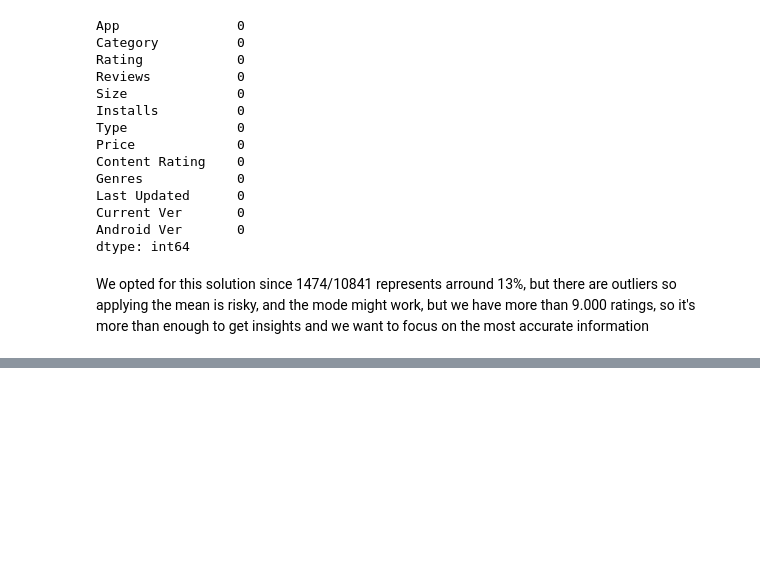
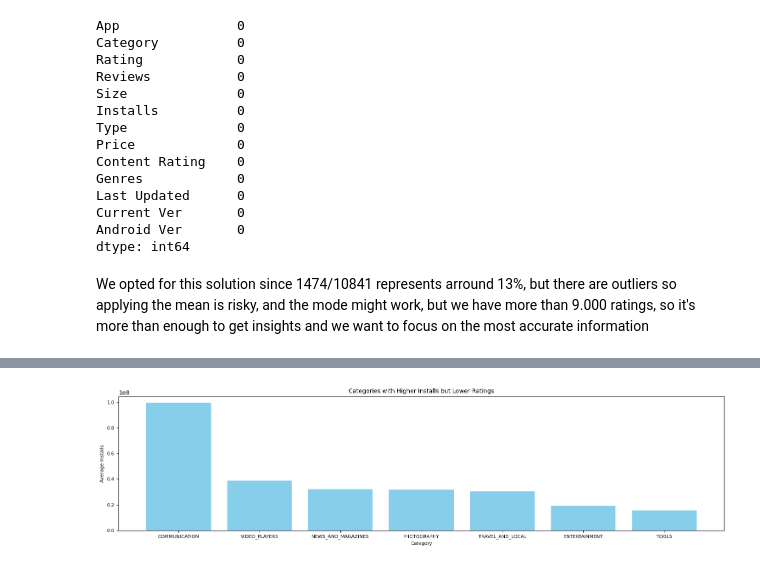
Before and after one commit to AlexMateu21/google-apps-mini-project, a Jupyter notebook: project2.ipynb, the cells around one changed output, grey strips where cells are left out. Saved outputs shown, nothing was run; the diff lists cells and outputs as text; code cells hidden in the pictures; blank space fills up the shorter version.

```diff
--- a/project2.ipynb
+++ b/project2.ipynb
@@ -106,0 +271,13 @@ We opted for this solution since 1474/10841 represents arround 13%, but there ar
+# %%
+# CATEGORIES WITH HIGHER INSTALLS BUT LOWER RATINGS
+plt.figure(figsize=(15,4))
+plt.bar(result["Category"], result["Installs_clean"], color="skyblue")
+plt.title("Categories with Higher Installs but Lower Ratings", fontsize=10)
+plt.xlabel("Category", fontsize=8)
+plt.ylabel("Average Installs", fontsize=8)
+plt.xticks(fontsize=8)
+plt.yticks(fontsize=8)
+plt.tight_layout()
+plt.show()
+# %% [output]
+[figure, added]
```
Also changed, not shown: parts of 17 cells of this notebook.
